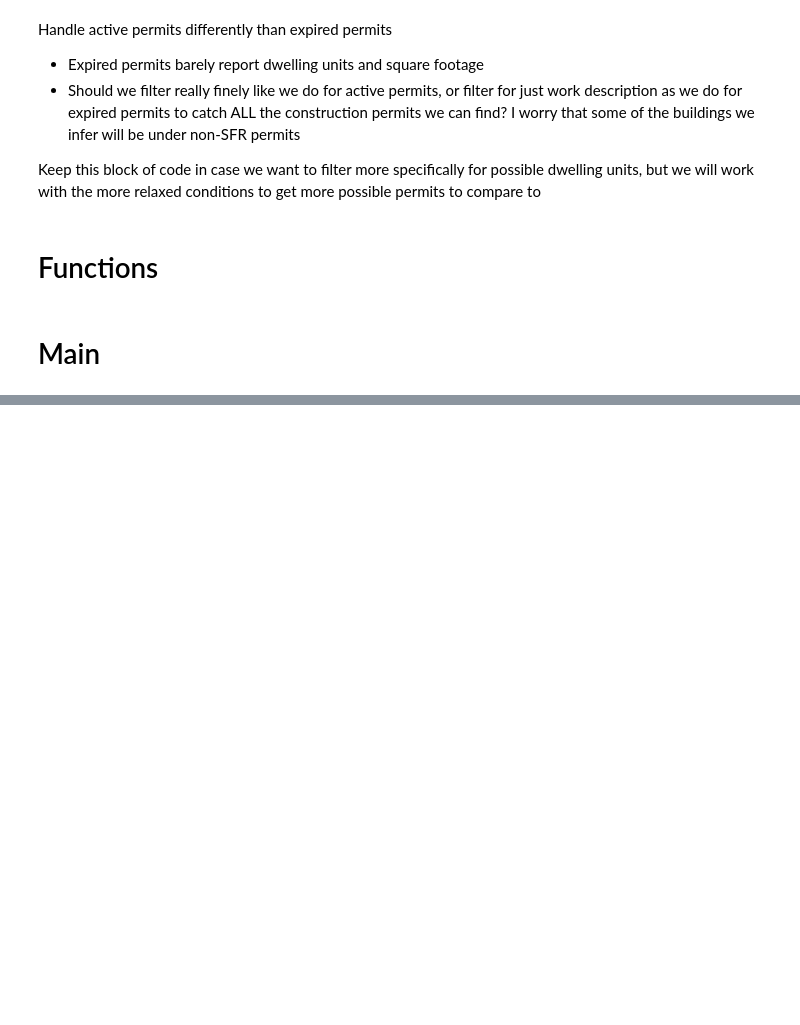
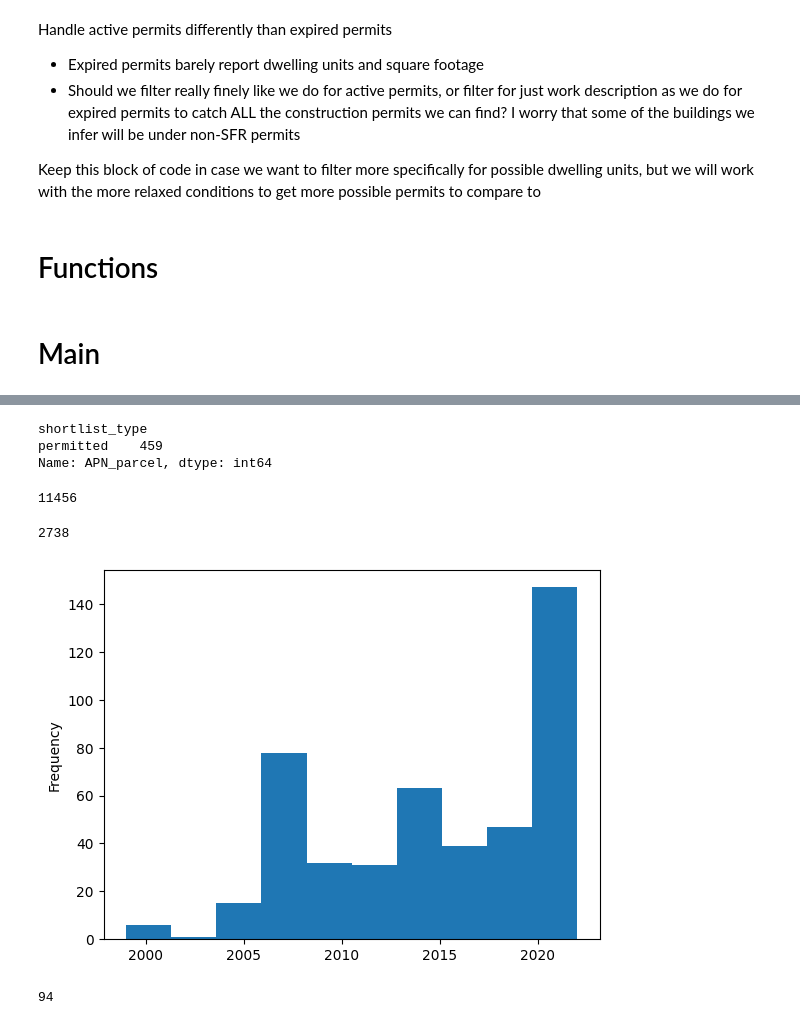
Before and after one commit to reglab/rgb-footprint-extract, a Jupyter notebook: naip_process/ADU_permit_matching.ipynb, the cells around one changed output, grey strips where cells are left out. Saved outputs shown, nothing was run; the diff lists cells and outputs as text; code cells hidden in the pictures; blank space fills up the shorter version.

```diff
--- a/naip_process/ADU_permit_matching.ipynb
+++ b/naip_process/ADU_permit_matching.ipynb
@@ -76,8 +80,8 @@ def match_parcel(parcel_apn):
     inferred_buildings_2020_parcel, inferred_buildings_2016_parcel, osm_buildings_parcel, permits_parcel = parcel_inputs
 
     # Incorporate OSM data
-    parcel_buildings = process_OSM_data(
-      inferred_buildings_2020_parcel, inferred_buildings_2016_parcel, osm_buildings_parcel)
+    parcel_buildings, _ = process_OSM_data(
+      inferred_buildings_2020_parcel, inferred_buildings_2016_parcel, osm_buildings_parcel, MIN_AREA_THRESHOLD, FLATTEN_THRESHOLD)
 
     # Incorporate permit data
     parcel_buildings = process_permit_data(parcel_apn, permits_parcel, parcel_buildings)
@@ -293,0 +434,4 @@ for parcel_apn in tqdm(parcel_apns):
+# %%
+MIN_AREA_THRESHOLD = 30
+FLATTEN_THRESHOLD = 0.85
+SAMPLE_SIZE = 1000
@@ -293,0 +565,23 @@ for parcel_apn in tqdm(parcel_apns):
+# %%
+# Grab first 1k parcels of each type
+perm_shortlist['shortlist_type'] = 'permitted'
+unperm_shortlist['shortlist_type'] = 'unpermitted'
+
+perm_permit_nomatch['shortlist_type'] = 'permitted'
+unperm_permit_nomatch['shortlist_type'] = 'unpermitted'
+
+perm_apns = perm_shortlist['apn'].unique()
+perm_apns = np.random.choice(perm_apns, size=1000, replace=False)
+
+unperm_apns = unperm_shortlist['apn'].unique()
+unperm_apns = np.random.choice(unperm_apns, size=1000, replace=False)
+
+shortlist = pd.concat([perm_shortlist.loc[perm_shortlist['apn'].isin(perm_apns)],
+                       unperm_shortlist.loc[unperm_shortlist['apn'].isin(unperm_apns)]])
+
+permit_nomatch = pd.concat([perm_permit_nomatch.loc[perm_permit_nomatch['APN_parcel'].isin(perm_apns)],
+                            unperm_permit_nomatch.loc[unperm_permit_nomatch['APN_parcel'].isin(unperm_apns)]])
+
+# Drop duplicates
+permit_nomatch = permit_nomatch.drop_duplicates()
+shortlist = shortlist.drop_duplicates()
@@ -293,0 +607,16 @@ for parcel_apn in tqdm(parcel_apns):
+# %%
+permit_nomatch.groupby(['shortlist_type'])['APN_parcel'].count()
+# %% [output]
+shortlist_type
+permitted    459
+Name: APN_parcel, dtype: int64
+# %%
+len(sj_parcel_permit['APN_parcel'].unique())
+# %% [output]
+11456
+# %%
+permit_nomatch = permit_nomatch.drop_duplicates()
+# %%
+len(shortlist)
+# %% [output]
+2738
@@ -293,0 +627,9 @@ for parcel_apn in tqdm(parcel_apns):
+# %%
+permit_nomatch['year'].plot.hist()
+plt.show()
+# %% [output]
+[figure, added]
+# %%
+len(permit_nomatch_16_20)
+# %% [output]
+94
```
Also changed, not shown: parts of 21 cells of this notebook, 1 other file.
